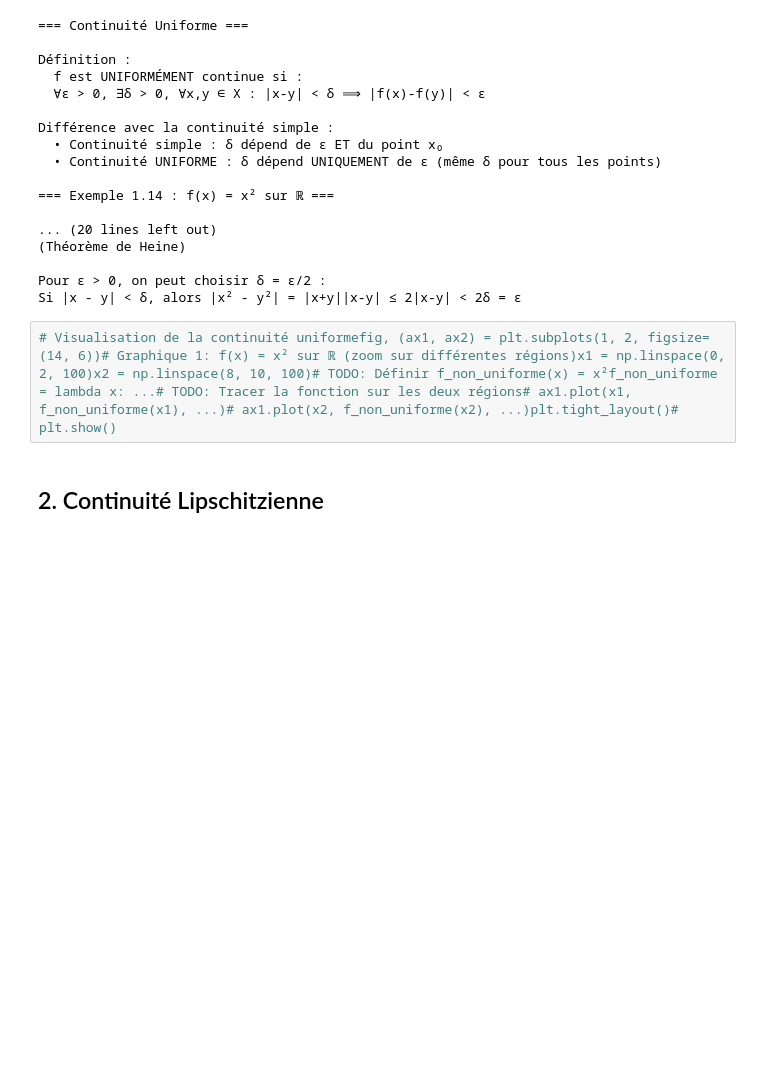
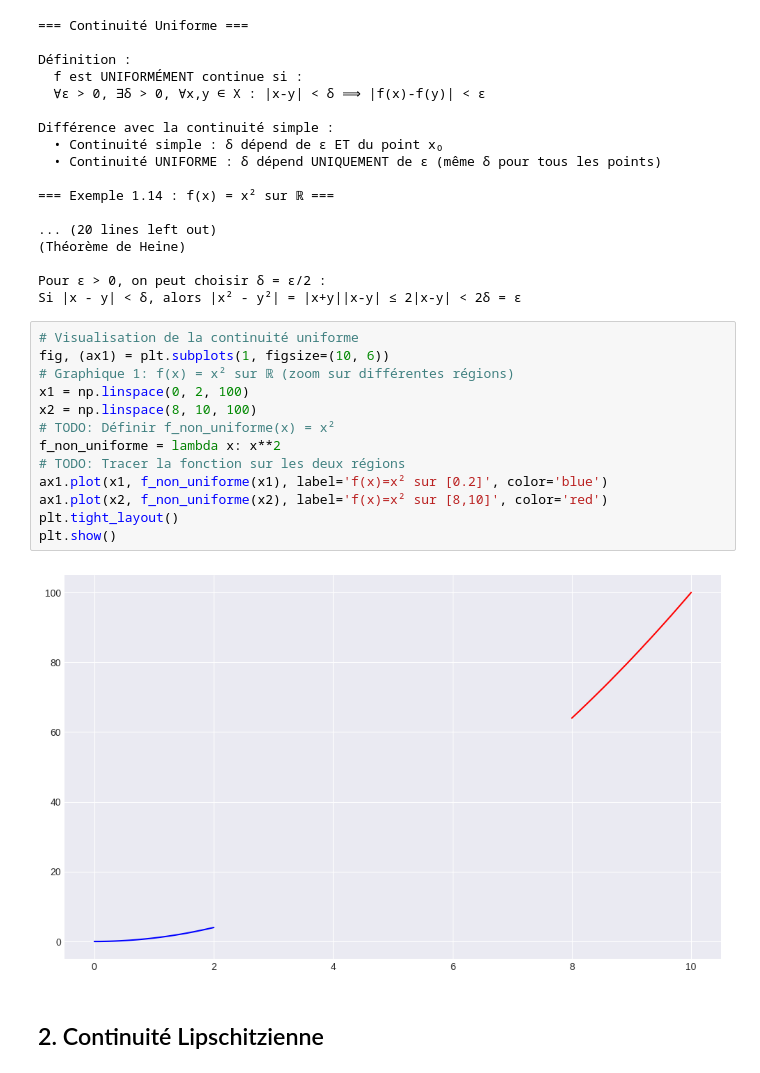
Before and after one commit to PETITLION/FRST_FDS_2025, a Jupyter notebook: Calculs_Différentiels/Calcul_Diff_Devoir_2/continuite_uniforme_deep_learning _exo.ipynb, the cells around one changed output. Saved outputs shown, nothing was run; the diff lists cells and outputs as text; blank space fills up the shorter version.

```diff
--- a/Calculs_Différentiels/Calcul_Diff_Devoir_2/continuite_uniforme_deep_learning _exo.ipynb
+++ b/Calculs_Différentiels/Calcul_Diff_Devoir_2/continuite_uniforme_deep_learning _exo.ipynb
@@ -87,7 +87,20 @@ Différence avec la continuité simple :
 Pour ε > 0, on peut choisir δ = ε/2 :
 Si |x - y| < δ, alors |x² - y²| = |x+y||x-y| ≤ 2|x-y| < 2δ = ε
 # %%
-# Visualisation de la continuité uniformefig, (ax1, ax2) = plt.subplots(1, 2, figsize=(14, 6))# Graphique 1: f(x) = x² sur ℝ (zoom sur différentes régions)x1 = np.linspace(0, 2, 100)x2 = np.linspace(8, 10, 100)# TODO: Définir f_non_uniforme(x) = x²f_non_uniforme = lambda x: ...# TODO: Tracer la fonction sur les deux régions# ax1.plot(x1, f_non_uniforme(x1), ...)# ax1.plot(x2, f_non_uniforme(x2), ...)plt.tight_layout()# plt.show()
+# Visualisation de la continuité uniforme
+fig, (ax1) = plt.subplots(1, figsize=(10, 6))
+# Graphique 1: f(x) = x² sur ℝ (zoom sur différentes régions)
+x1 = np.linspace(0, 2, 100)
+x2 = np.linspace(8, 10, 100)
+# TODO: Définir f_non_uniforme(x) = x²
+f_non_uniforme = lambda x: x**2
+# TODO: Tracer la fonction sur les deux régions
+ax1.plot(x1, f_non_uniforme(x1), label='f(x)=x² sur [0.2]', color='blue')
+ax1.plot(x2, f_non_uniforme(x2), label='f(x)=x² sur [8,10]', color='red')
+plt.tight_layout()
+plt.show()
+# %% [output]
+[figure, added]
 # %% [markdown]
 ## 2. Continuité Lipschitzienne
 # %%
```
Also changed, not shown: parts of 15 cells of this notebook.
